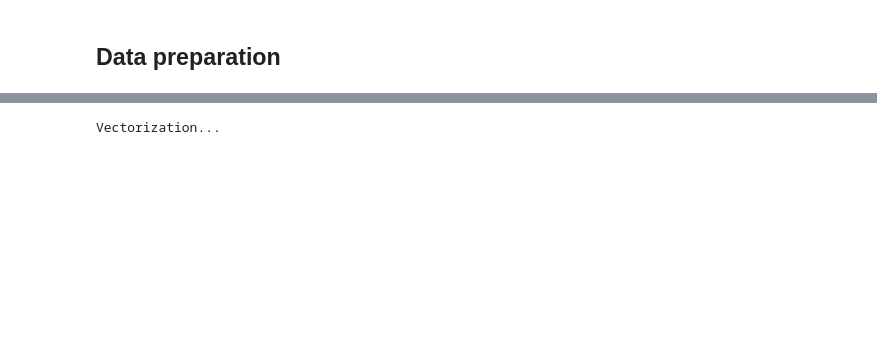
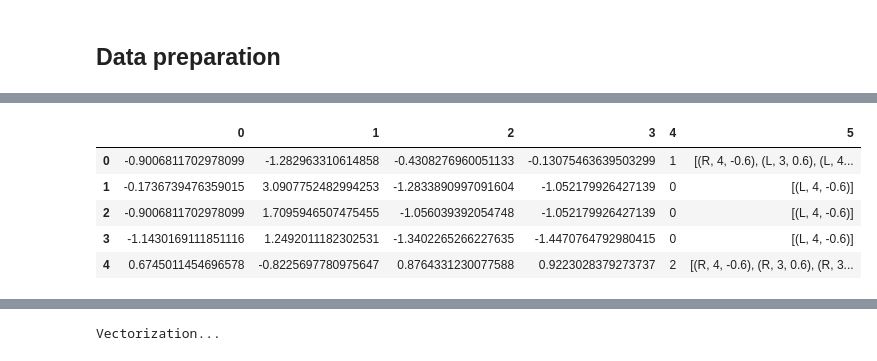
Before and after one commit to mlsquare/cook-imly, a Jupyter notebook: Notebooks/explain_multi_io.ipynb, the cells around one changed output, grey strips where cells are left out. Saved outputs shown, nothing was run; the diff lists cells and outputs as text; code cells hidden in the pictures; blank space fills up the shorter version.

```diff
--- a/Notebooks/explain_multi_io.ipynb
+++ b/Notebooks/explain_multi_io.ipynb
@@ -139,0 +147,21 @@ df.head()
+# %%
+new_df = df.iloc[:,:4]
+new_df[4] = df.iloc[:,5]
+exp_list = []
+for i, val in df.iterrows():
+    temp_list = []
+    for j, char in enumerate(val[4].split()):
+        if char != 'S' and char != 'E':
+            temp_list.append((char, val[6][j], val[7][j-1]))
+    exp_list.append(temp_list)
+
+new_df[5] = exp_list
+# %%
+new_df.head()
+# %% [output]
+|  | 0 | 1 | 2 | 3 | 4 | 5 |
+| 0 | -0.9006811702978099 | -1.282963310614858 | -0.4308276960051133 | -0.13075463639503299 | 1 | [(R, 4, -0.6), (L, 3, 0.6), (L, 4... |
+| 1 | -0.1736739476359015 | 3.0907752482994253 | -1.2833890997091604 | -1.052179926427139 | 0 | [(L, 4, -0.6)] |
+| 2 | -0.9006811702978099 | 1.7095946507475455 | -1.056039392054748 | -1.052179926427139 | 0 | [(L, 4, -0.6)] |
+| 3 | -1.1430169111851116 | 1.2492011182302531 | -1.3402265266227635 | -1.4470764792980415 | 0 | [(L, 4, -0.6)] |
+| 4 | 0.6745011454696578 | -0.8225697780975647 | 0.8764331230077588 | 0.9223028379273737 | 2 | [(R, 4, -0.6), (R, 3, 0.6), (R, 3... |
```
Also changed, not shown: parts of 44 cells of this notebook, 16 other files.
